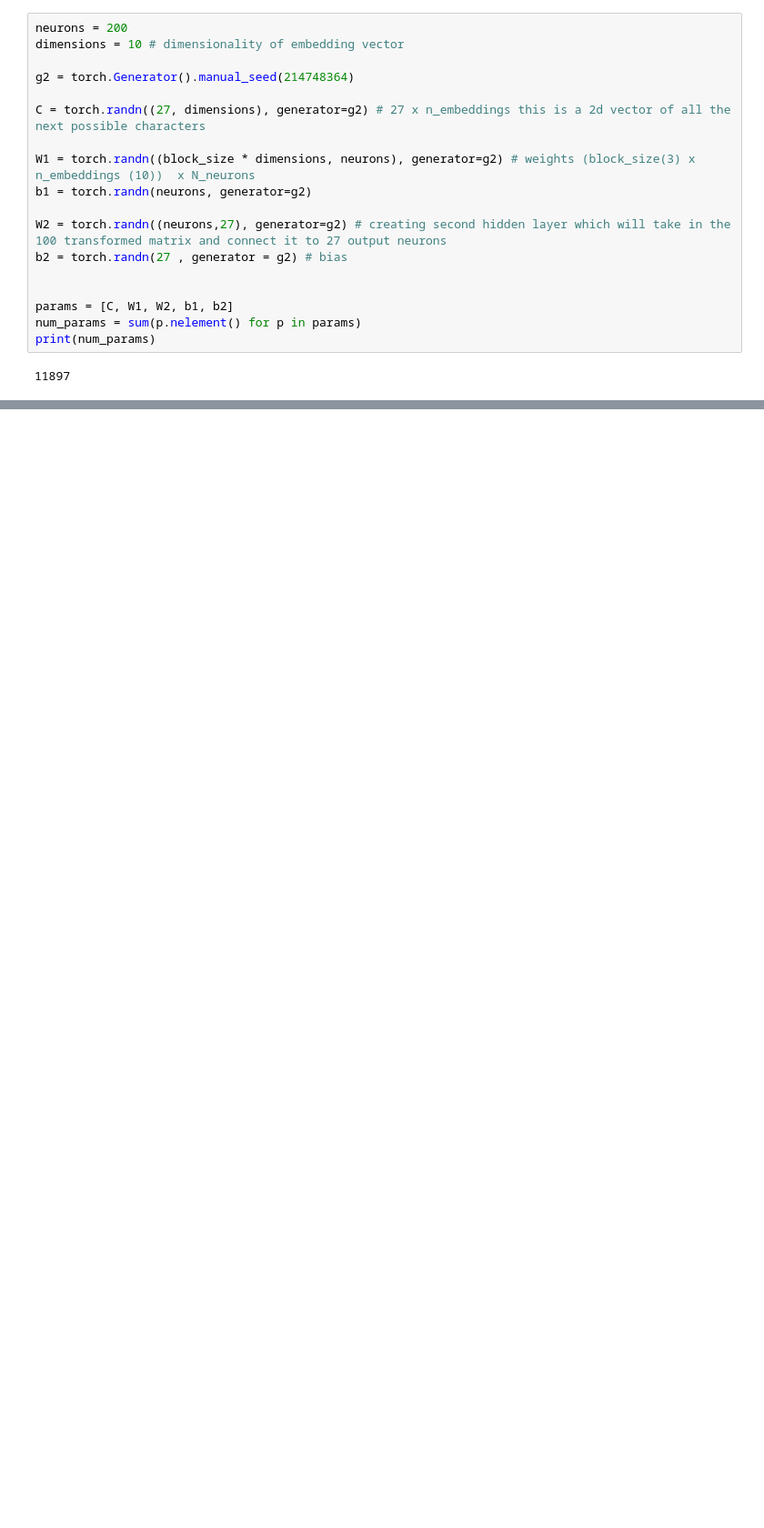
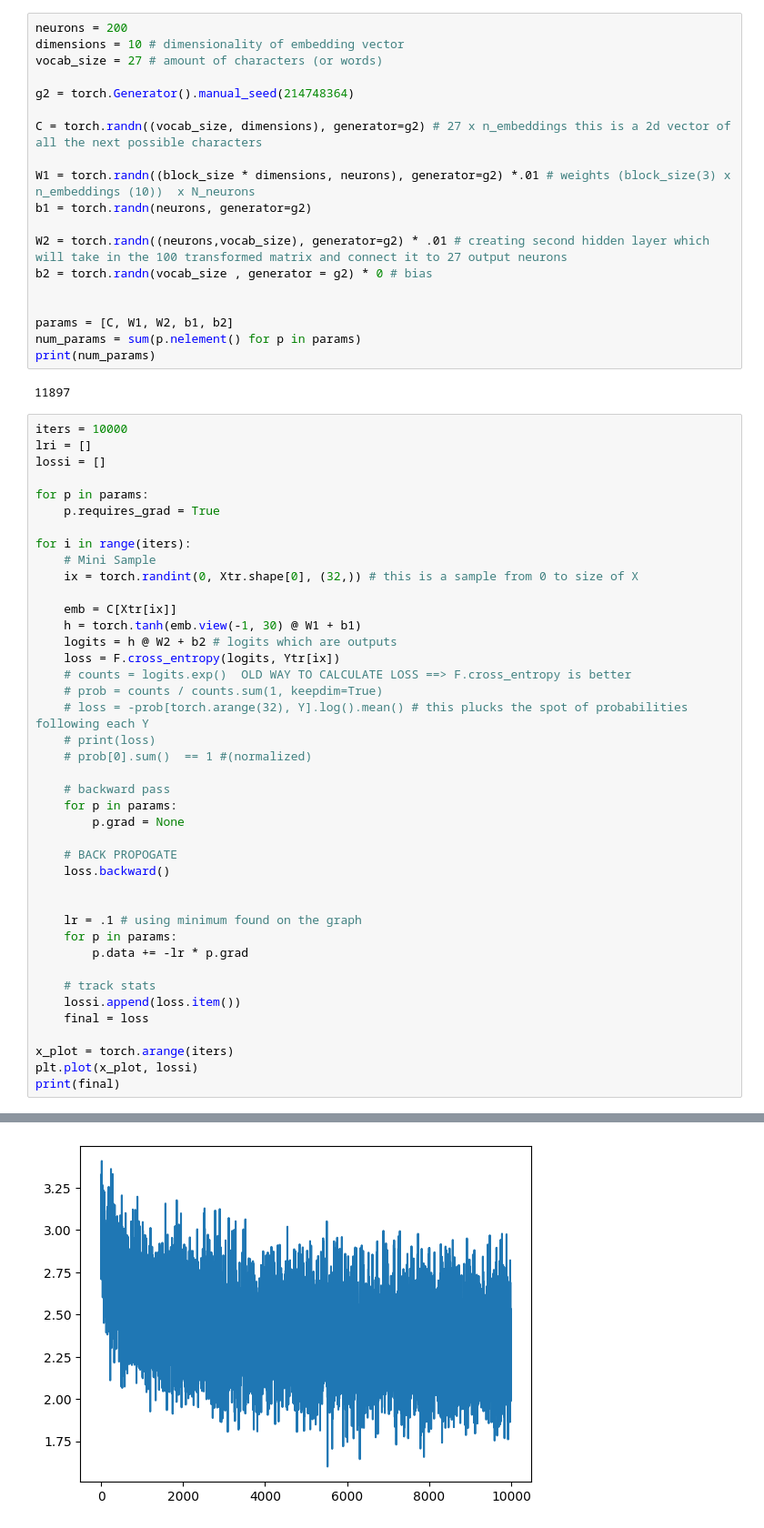
Before and after one commit to detroitnatif/LLM-V1, a Jupyter notebook: ActivationGradients.ipynb, the cells around one changed output, grey strips where cells are left out. Shown at 91% size. Saved outputs shown, nothing was run; the diff lists cells and outputs as text; blank space fills up the shorter version.

```diff
--- a/ActivationGradients.ipynb
+++ b/ActivationGradients.ipynb
@@ -46,16 +46,17 @@ Xte, Yte = build_dataset(words[n2:]) # test_words
 # %%
 neurons = 200
 dimensions = 10 # dimensionality of embedding vector
+vocab_size = 27 # amount of characters (or words)
 
 g2 = torch.Generator().manual_seed(214748364)
 
-C = torch.randn((27, dimensions), generator=g2) # 27 x n_embeddings this is a 2d vector of all the next possible characters
+C = torch.randn((vocab_size, dimensions), generator=g2) # 27 x n_embeddings this is a 2d vector of all the next possible characters
 
-W1 = torch.randn((block_size * dimensions, neurons), generator=g2) # weights (block_size(3) x n_embeddings (10))  x N_neurons
+W1 = torch.randn((block_size * dimensions, neurons), generator=g2) *.01 # weights (block_size(3) x n_embeddings (10))  x N_neurons
 b1 = torch.randn(neurons, generator=g2)
 
-W2 = torch.randn((neurons,27), generator=g2) # creating second hidden layer which will take in the 100 transformed matrix and connect it to 27 output neurons
-b2 = torch.randn(27 , generator = g2) # bias
+W2 = torch.randn((neurons,vocab_size), generator=g2) * .01 # creating second hidden layer which will take in the 100 transformed matrix and connect it to 27 output neurons
+b2 = torch.randn(vocab_size , generator = g2) * 0 # bias
 
 
 params = [C, W1, W2, b1, b2]
@@ -63,3 +64,45 @@ num_params = sum(p.nelement() for p in params)
 print(num_params)
 # %% [output]
 11897
+# %%
+iters = 10000
+lri = []
+lossi = []
+
+for p in params:
+    p.requires_grad = True
+
+for i in range(iters):
+    # Mini Sample
+    ix = torch.randint(0, Xtr.shape[0], (32,)) # this is a sample from 0 to size of X
+
+    emb = C[Xtr[ix]]
+    h = torch.tanh(emb.view(-1, 30) @ W1 + b1)
+    logits = h @ W2 + b2 # logits which are outputs
+    loss = F.cross_entropy(logits, Ytr[ix])
+    # counts = logits.exp()  OLD WAY TO CALCULATE LOSS ==> F.cross_entropy is better
+    # prob = counts / counts.sum(1, keepdim=True)
+    # loss = -prob[torch.arange(32), Y].log().mean() # this plucks the spot of probabilities following each Y
+    # print(loss)
+    # prob[0].sum()  == 1 #(normalized)
+
+    # backward pass
+    for p in params:
+        p.grad = None
+
+    # BACK PROPOGATE
+    loss.backward()
+
+
+    lr = .1 # using minimum found on the graph
+    for p in params:
+        p.data += -lr * p.grad
+
+    # track stats
+    lossi.append(loss.item())
+    final = loss
+
+x_plot = torch.arange(iters)
+plt.plot(x_plot, lossi)
+print(final)
+# %% [output]
@@ -65,0 +110 @@ print(num_params)
+[figure, added]
```
Also changed, not shown: parts of 4 cells of this notebook.
